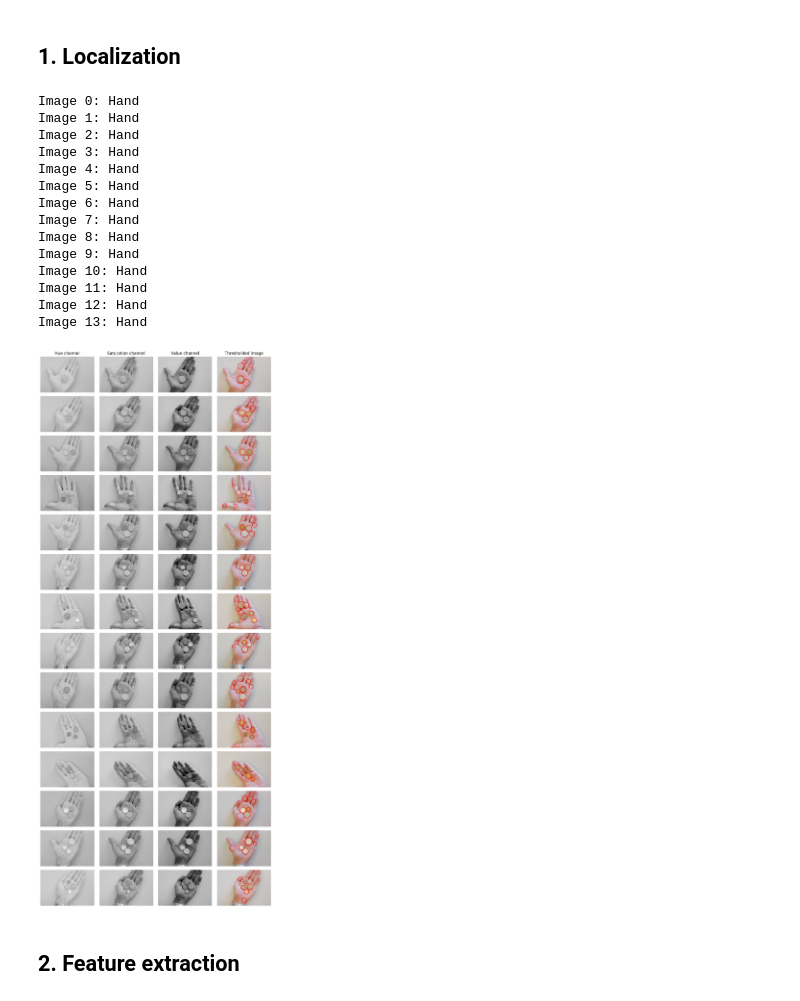
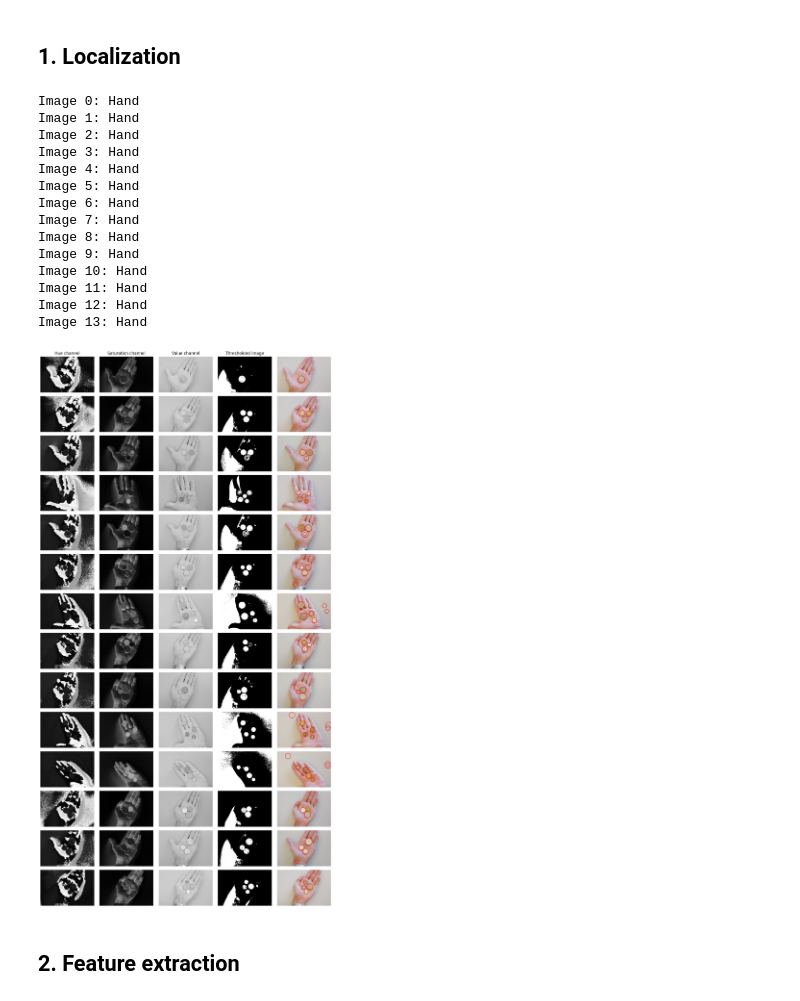
Before and after one commit to avray02/iapr_proj, a Jupyter notebook: coin_counter.ipynb, the cells around one changed output. Cells and saved outputs as stored; diff of their text form; code cells hidden in the pictures.

Commit message:
hand id

```diff
--- a/coin_counter.ipynb
+++ b/coin_counter.ipynb
@@ -113,7 +113,7 @@ x_sample = [cv2.resize(x_sample[i], (600, 400)) for i in range(len(x_sample))]
 
 # plt.colorbar(sc)
 # %%
-_, axs = plt.subplots(len(x_sample), 4, figsize=(15/6*4,5/3*len(x_sample)))
+_, axs = plt.subplots(len(x_sample), 5, figsize=(15/6*5,5/3*len(x_sample)))
 
 axs[0,0].set_title('Hue channel')
 axs[0,1].set_title('Saturation channel')
@@ -124,26 +124,25 @@ for i in range(len(x_sample)):
     mean_color = x_sample[i].mean(axis=(0,1))
     gr_red_ratio = mean_color[1]/mean_color[0]
 
+    red = x_sample[i][:,:,0].astype(np.float32)
+    green = x_sample[i][:,:,1].astype(np.float32)
+    blue = x_sample[i][:,:,2].astype(np.float32)
+
     hsv_img = cv2.cvtColor(x_sample[i], cv2.COLOR_RGB2HSV)
-    hue = hsv_img[:,:,0]
-    hue_th, _= cv2.threshold(hue, 0, 255, cv2.THRESH_BINARY + cv2.THRESH_OTSU)
-
-    saturation = hsv_img[:,:,1]
-    saturation_th, _= cv2.threshold(saturation, 0, 255, cv2.THRESH_BINARY + cv2.THRESH_OTSU)
-
-    value = hsv_img[:,:,2]
-    value_th, _= cv2.threshold(value, 0, 255, cv2.THRESH_BINARY + cv2.THRESH_OTSU)
+    hue = hsv_img[:,:,0].astype(np.float32)
+    saturation = hsv_img[:,:,1].astype(np.float32)
+    value = hsv_img[:,:,2].astype(np.float32)
 
     if gr_red_ratio>1: #55<=hue_th <=68:
         print(f'Image {i}: Noisy background')
         saturation_th = 90
         value_th = 230
 
-        smh = (saturation.astype(np.float32)-hue.astype(np.float32)).clip(0,255).astype(np.uint8)
+        smh = (saturation-hue).clip(0,255).astype(np.uint8)
         # print(smh)
 
-        img_th = (saturation>saturation_th) & (hue<hue_th)
-        img_th = img_th.astype(np.uint8)*255
+        # img_th = (saturation>saturation_th) & (hue<hue_th)
+        # img_th = img_th.astype(np.uint8)*255
 
         circles = cv2.HoughCircles(smh,cv2.HOUGH_GRADIENT_ALT,1.5,20, param1=1,param2=0.49,minRadius=5,maxRadius=50)
 
@@ -152,18 +151,24 @@ for i in range(len(x_sample)):
         saturation_th = 30
         value_th = 190
 
-        rmg = (x_sample[i][:,:,1].astype(np.float32)-0.5*x_sample[i][:,:,0].astype(np.float32)).clip(0,255).astype(np.uint8)
+        rmg = (30-hue).clip(0,255)
 
-        circles = cv2.HoughCircles(rmg,cv2.HOUGH_GRADIENT_ALT,1.5,20, param1=1,param2=0.49,minRadius=5,maxRadius=50)
+
+        hand = (red>180)&(green<180)
+        background = (saturation<15)
+
+        rmg = (rmg>5) & (rmg<20) & ~background
+        rmg = rmg.astype(np.uint8)
+        circles = cv2.HoughCircles(rmg,cv2.HOUGH_GRADIENT_ALT,1.5,20, param1=1,param2=0.01,minRadius=5,maxRadius=50)
     else:
         print(f'Image {i}: Neutral background')
-        saturation_th = 50
+        # saturation_th = 50
 
-        struct_elmt = cv2.getStructuringElement(cv2.MORPH_ELLIPSE,(7,7))
-        img_th = (saturation>saturation_th)
-        img_th = img_th.astype(np.uint8)*255
+        # struct_elmt = cv2.getStructuringElement(cv2.MORPH_ELLIPSE,(7,7))
+        # img_th = (saturation>saturation_th)
+        # img_th = img_th.astype(np.uint8)*255
 
-        circles = cv2.HoughCircles(saturation,cv2.HOUGH_GRADIENT_ALT,1.5,20, param1=1,param2=0.5,minRadius=5,maxRadius=50)
+        circles = cv2.HoughCircles(saturation.astype(np.uint(8)),cv2.HOUGH_GRADIENT_ALT,1.5,20, param1=1,param2=0.5,minRadius=5,maxRadius=50)
 
         # img_th = cv2.morphologyEx(img_th, cv2.MORPH_DILATE, struct_elmt, iterations=8)
         # img_th = cv2.morphologyEx(img_th, cv2.MORPH_ERODE, struct_elmt, iterations=9)
@@ -181,17 +186,20 @@ for i in range(len(x_sample)):
 
 
 
-    axs[i,0].imshow(x_sample[i][:,:,0], cmap='gray')
+    axs[i,0].imshow(hue, cmap='gray')
     axs[i,0].axis('off')
 
-    axs[i,1].imshow(x_sample[i][:,:,1], cmap='gray')
+    axs[i,1].imshow(saturation, cmap='gray')
     axs[i,1].axis('off')
 
-    axs[i,2].imshow(rmg, cmap='gray')
+    axs[i,2].imshow(value, cmap='gray')
     axs[i,2].axis('off')
 
-    axs[i,3].imshow(x_sample[i])
+    axs[i,3].imshow(rmg, cmap='gray')
     axs[i,3].axis('off')
+
+    axs[i,4].imshow(x_sample[i])
+    axs[i,4].axis('off')
 
     # if contours is not None:
     #     for contours in contours:
@@ -204,35 +212,35 @@ for i in range(len(x_sample)):
     #         circle = plt.Circle(center, radius, color='r', fill=False)  # Create a circle object
     #         axs[i,3].add_artist(circle)  # Add the circle to the plot
 
     if circles is not None:
         for circle in circles[0]:
             if circle is not None:
                 x, y, radius = circle
                 center = (int(x), int(y))
                 area = np.pi*radius**2
                 if area < 1000 or area > 15000:
                     continue
                 circle = plt.Circle(center, radius, color='r', fill=False)  # Create a circle object
-                axs[i,3].add_artist(circle)  # Add the circle to the plot
+                axs[i,4].add_artist(circle)  # Add the circle to the plot
 
 
 plt.tight_layout()
 # %% [output]
 Image 0: Hand
 Image 1: Hand
 Image 2: Hand
 Image 3: Hand
 Image 4: Hand
 Image 5: Hand
 Image 6: Hand
 Image 7: Hand
 Image 8: Hand
 Image 9: Hand
 Image 10: Hand
 Image 11: Hand
 Image 12: Hand
 Image 13: Hand
-[figure, old version]
+[figure, new version]
 # %%
 # hsv_img = cv2.cvtColor(x_test[0], cv2.COLOR_RGB2HSV)
 # hue = hsv_img[:,:,1]
```
